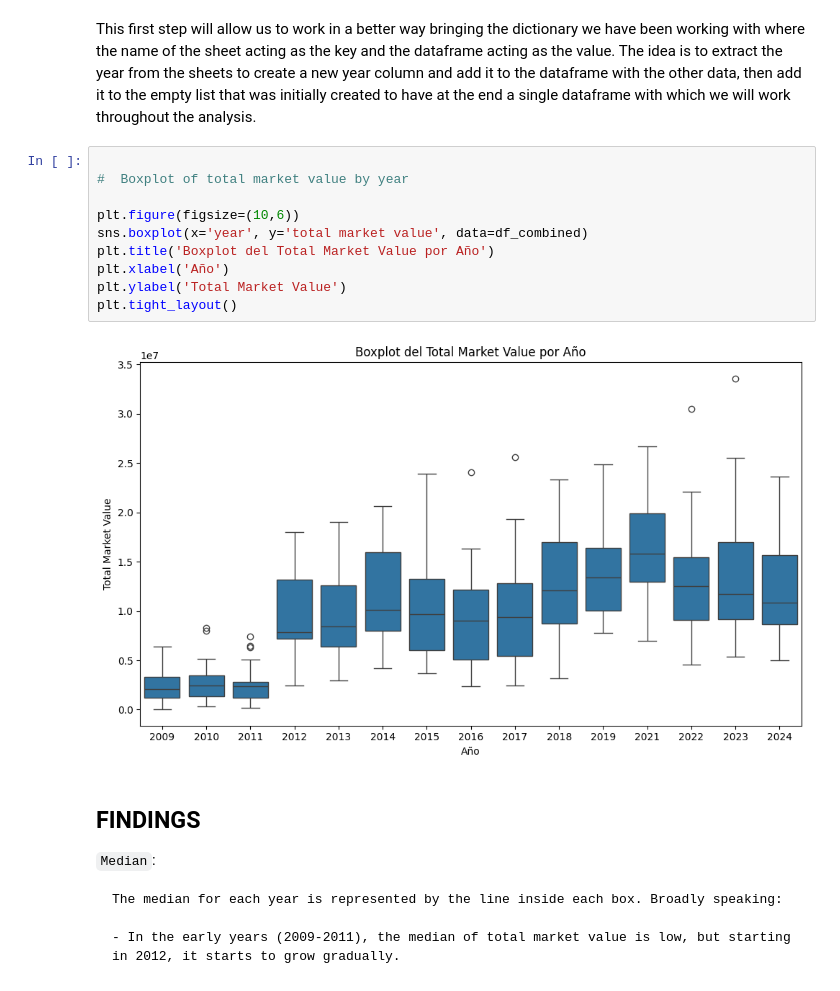
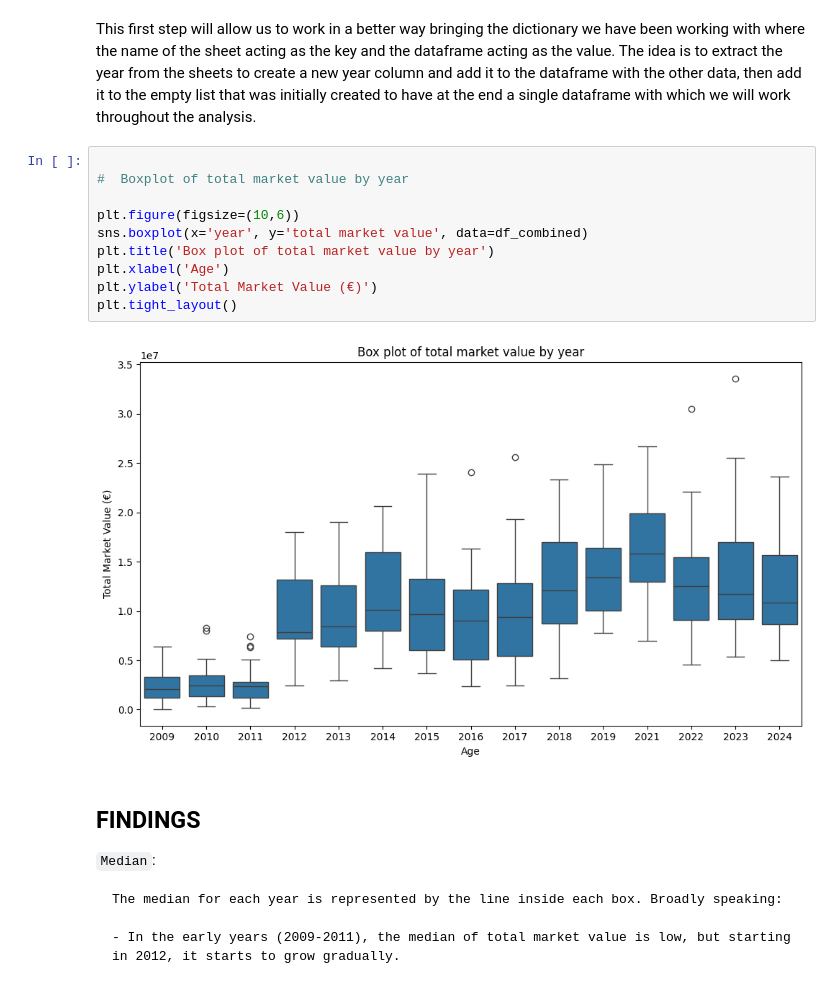
Before and after one commit to Eblasan71/Total_Market_Value, a Jupyter notebook: Total_Market_Value.ipynb, the cells around one changed output. Drawn from its saved outputs; the diff is of its cells as text.

```diff
--- a/Total_Market_Value.ipynb
+++ b/Total_Market_Value.ipynb
@@ -108,15 +108,15 @@ This first step will allow us to work in a better way bringing the dictionary we
 # %%
 
 #  Boxplot of total market value by year
 
 plt.figure(figsize=(10,6))
 sns.boxplot(x='year', y='total market value', data=df_combined)
-plt.title('Boxplot del Total Market Value por Año')
-plt.xlabel('Año')
-plt.ylabel('Total Market Value')
+plt.title('Box plot of total market value by year')
+plt.xlabel('Age')
+plt.ylabel('Total Market Value (€)')
 plt.tight_layout()
 # %% [output]
-[figure, old version]
+[figure, new version]
 # %% [markdown]
 ## FINDINGS
 
```
Also changed, not shown: parts of 4 cells of this notebook.
